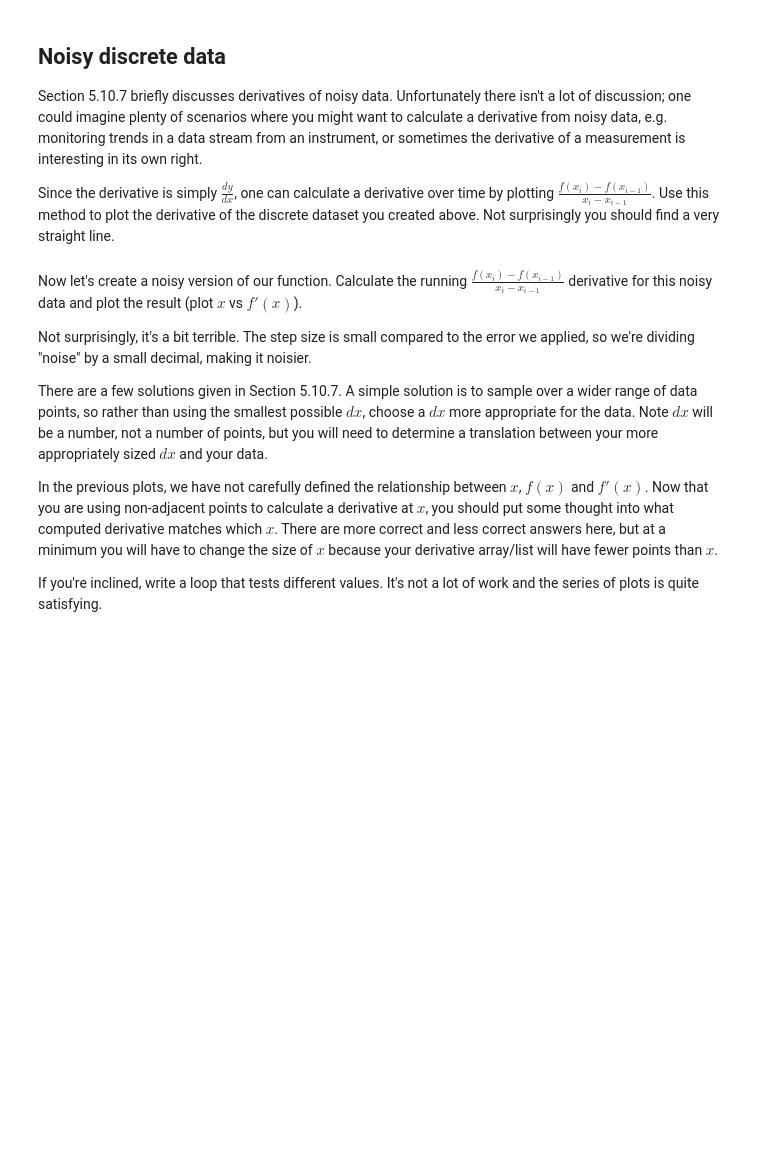
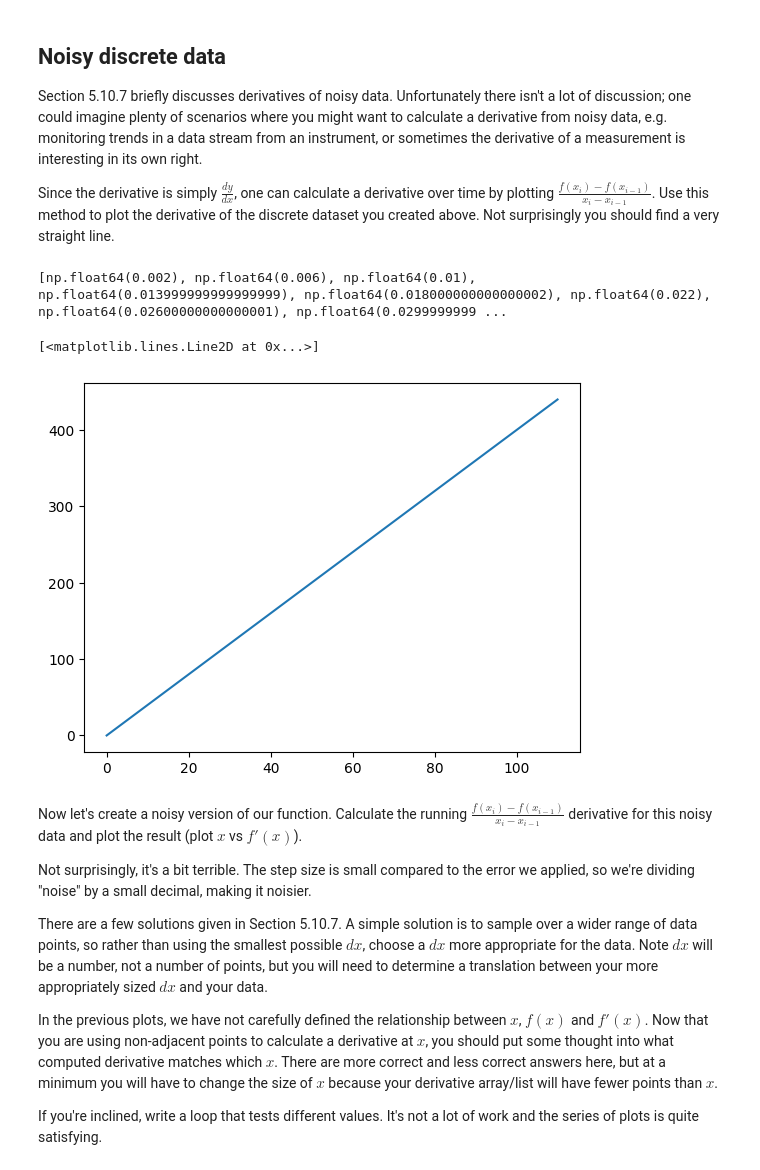
Before and after one commit to AtomLikeInPhysics/Tom-PHYS50733, a Jupyter notebook: Lecture Notes/numerical_differentiation.ipynb, the cells around one changed output. Drawn from its saved outputs; the diff is of its cells as text; code cells hidden in the pictures; blank space fills up the shorter version.

```diff
--- a/Lecture Notes/numerical_differentiation.ipynb
+++ b/Lecture Notes/numerical_differentiation.ipynb
@@ -83,7 +83,24 @@ Section 5.10.7 briefly discusses derivatives of noisy data. Unfortunately there
 
 Since the derivative is simply $\frac{dy}{dx}$, one can calculate a derivative over time by plotting $\frac{f(x_i) - f(x_{i-1})}{x_i - x_{i-1}}$. Use this method to plot the derivative of the discrete dataset you created above. Not surprisingly you should find a very straight line.
 # %%
-# code
+import matplotlib.pyplot as plt
+
+def diff(x_dat,y_dat):
+    idx = 1
+    dfdx = []
+    for i in range(len(y_dat)-1):
+        lower_idx = idx - 1
+        dfdx.append((y_dat[idx] - y_dat[lower_idx]) / (x_dat[idx] - x_dat[lower_idx]))
+        idx += 1
+    return(dfdx)
+
+print(diff(x,y))
+
+plt.plot(x[:109999],diff(x,y))
+# %% [output]
+[np.float64(0.002), np.float64(0.006), np.float64(0.01), np.float64(0.013999999999999999), np.float64(0.018000000000000002), np.float64(0.022), np.float64(0.02600000000000001), np.float64(0.0299999999 ...
+[<matplotlib.lines.Line2D at 0x...>]
+[figure, added]
 # %% [markdown]
 Now let's create a noisy version of our function. Calculate the running $\frac{f(x_i) - f(x_{i-1})}{x_i - x_{i-1}}$ derivative for this noisy data and plot the result (plot $x$ vs $f'(x)$).
 
```
Also changed, not shown: parts of 2 cells of this notebook, 1 other file.
